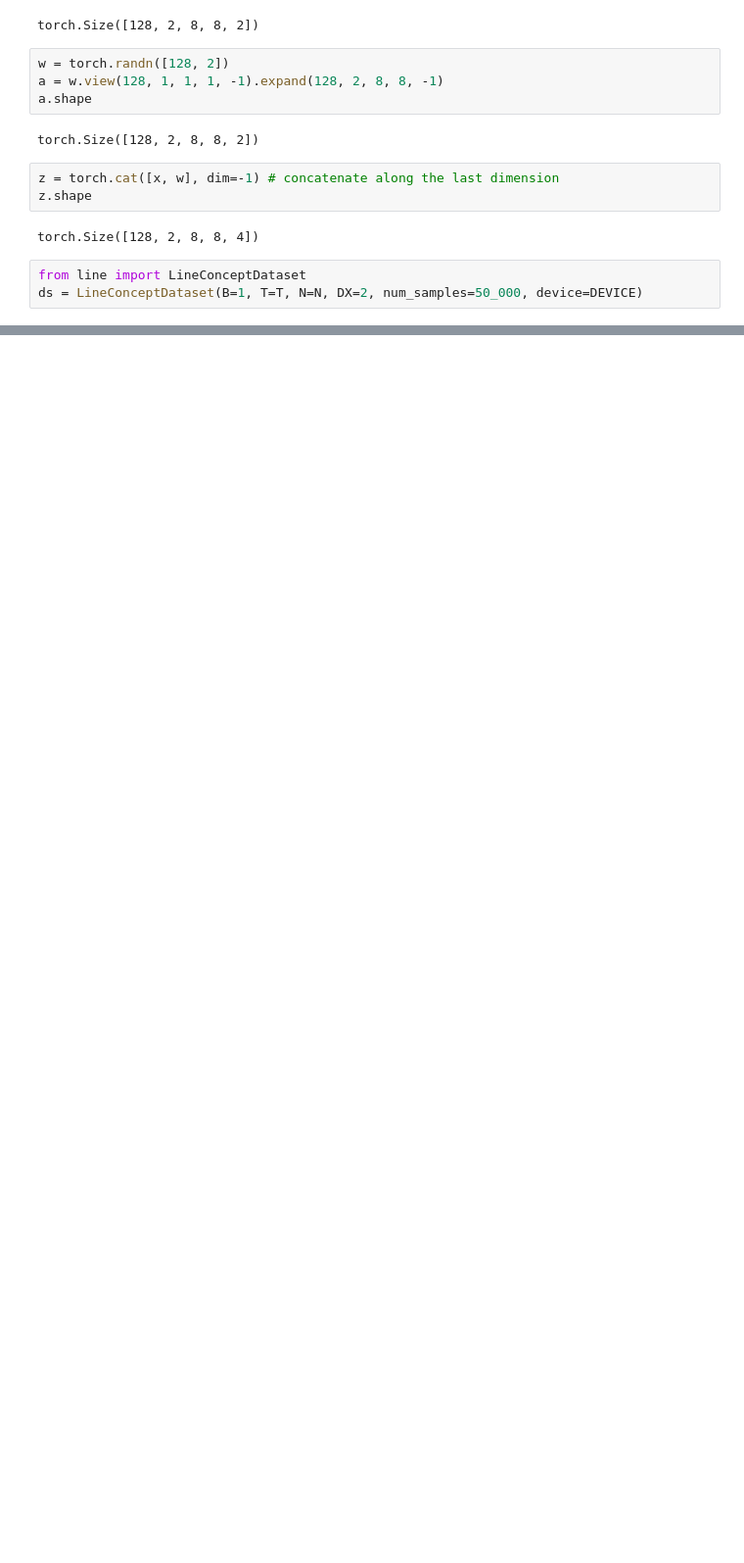
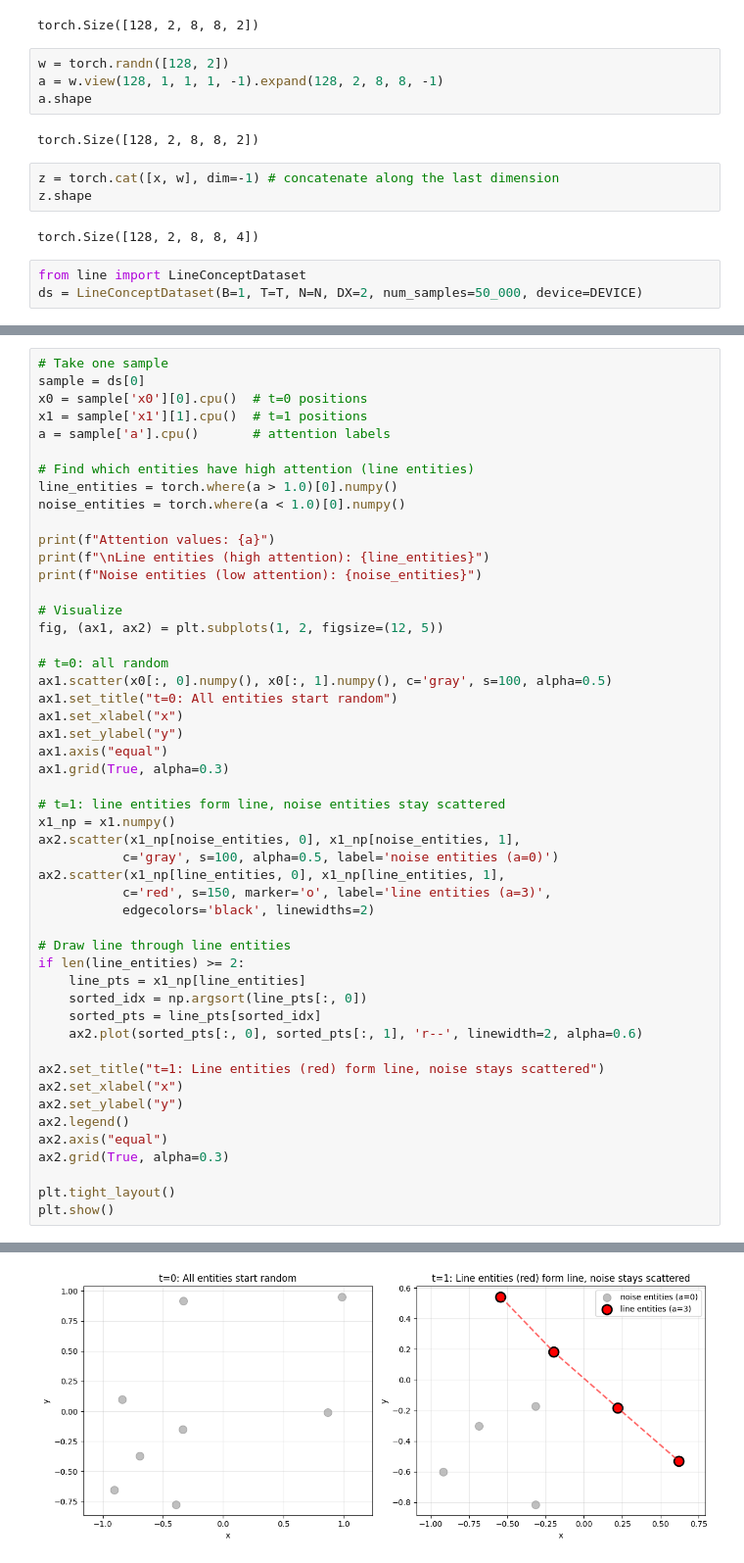
Before and after one commit to simoninnes95/EnergyModels, a Jupyter notebook: datasets/scratch.ipynb, the cells around one changed output, grey strips where cells are left out. Shown at 98% size. Drawn from its saved outputs; the diff is of its cells as text; blank space fills up the shorter version.

```diff
--- a/datasets/scratch.ipynb
+++ b/datasets/scratch.ipynb
@@ -247,0 +215,51 @@ tensor([[[-0.5448, -0.8267],
+# %%
+# Take one sample
+sample = ds[0]
+x0 = sample['x0'][0].cpu()  # t=0 positions
+x1 = sample['x1'][1].cpu()  # t=1 positions
+a = sample['a'].cpu()       # attention labels
+
+# Find which entities have high attention (line entities)
+line_entities = torch.where(a > 1.0)[0].numpy()
+noise_entities = torch.where(a < 1.0)[0].numpy()
+
+print(f"Attention values: {a}")
+print(f"\nLine entities (high attention): {line_entities}")
+print(f"Noise entities (low attention): {noise_entities}")
+
+# Visualize
+fig, (ax1, ax2) = plt.subplots(1, 2, figsize=(12, 5))
+
+# t=0: all random
+ax1.scatter(x0[:, 0].numpy(), x0[:, 1].numpy(), c='gray', s=100, alpha=0.5)
+ax1.set_title("t=0: All entities start random")
+ax1.set_xlabel("x")
+ax1.set_ylabel("y")
+ax1.axis("equal")
+ax1.grid(True, alpha=0.3)
+
+# t=1: line entities form line, noise entities stay scattered
+x1_np = x1.numpy()
+ax2.scatter(x1_np[noise_entities, 0], x1_np[noise_entities, 1],
+           c='gray', s=100, alpha=0.5, label='noise entities (a=0)')
+ax2.scatter(x1_np[line_entities, 0], x1_np[line_entities, 1],
+           c='red', s=150, marker='o', label='line entities (a=3)',
+           edgecolors='black', linewidths=2)
+
+# Draw line through line entities
+if len(line_entities) >= 2:
+    line_pts = x1_np[line_entities]
+    sorted_idx = np.argsort(line_pts[:, 0])
+    sorted_pts = line_pts[sorted_idx]
+    ax2.plot(sorted_pts[:, 0], sorted_pts[:, 1], 'r--', linewidth=2, alpha=0.6)
+
+ax2.set_title("t=1: Line entities (red) form line, noise stays scattered")
+ax2.set_xlabel("x")
+ax2.set_ylabel("y")
+ax2.legend()
+ax2.axis("equal")
+ax2.grid(True, alpha=0.3)
+
+plt.tight_layout()
+plt.show()
+# %% [output]
@@ -247,0 +270 @@ tensor([[[-0.5448, -0.8267],
+[figure, added]
```
Also changed, not shown: parts of 3 cells of this notebook, 3 other files.
